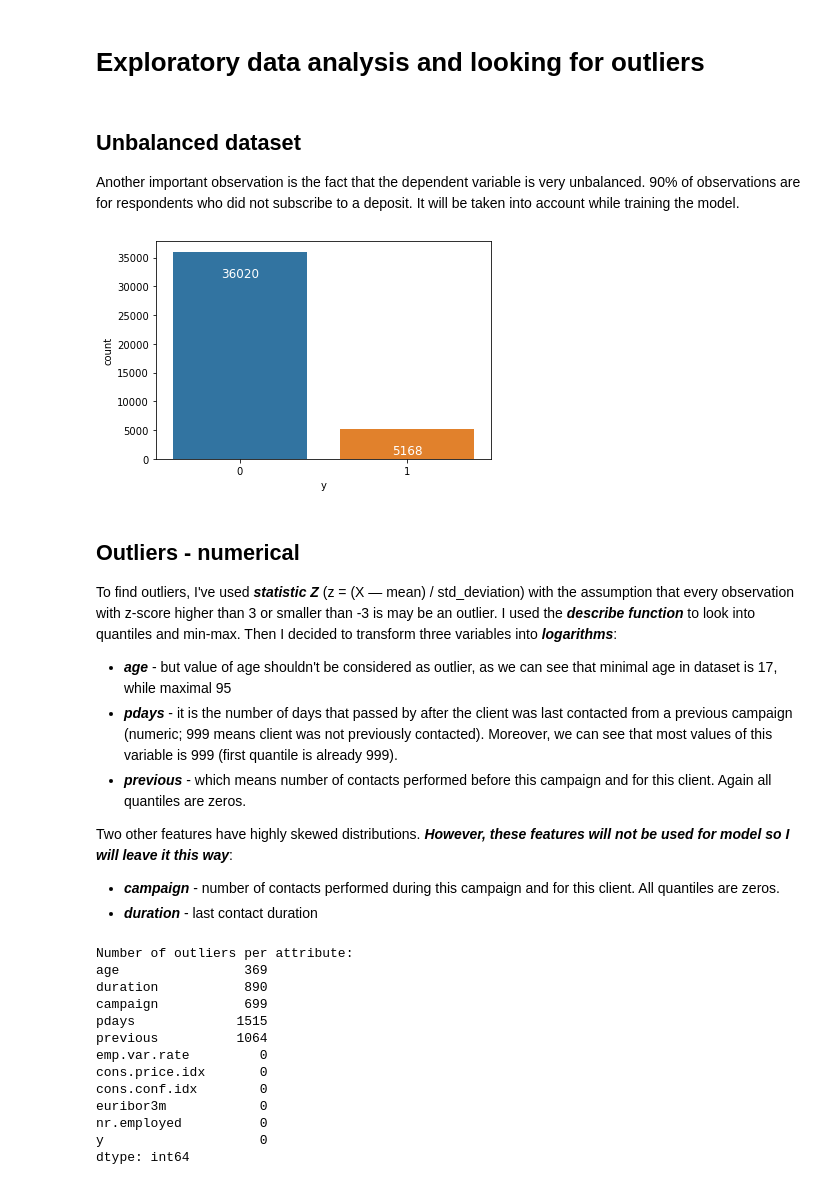
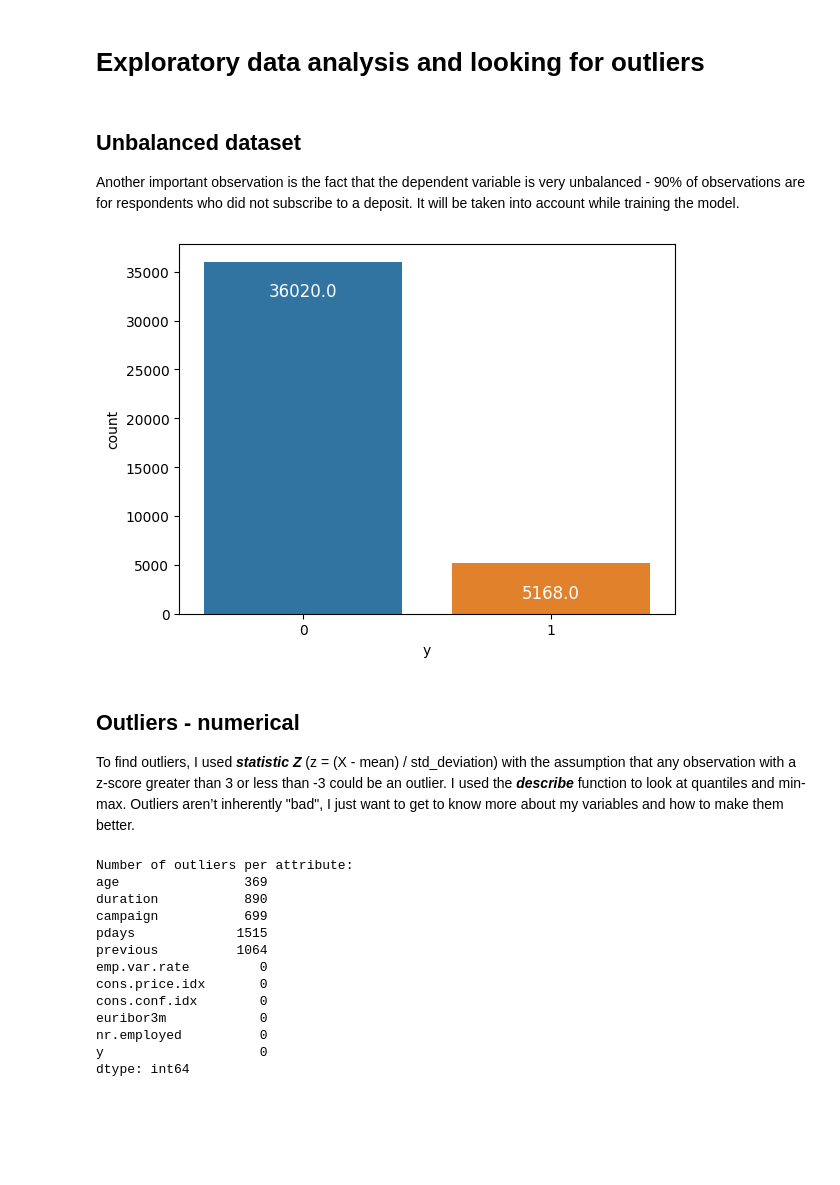
Before and after one commit to Jannixen/Analiza-danych-projekty, a Jupyter notebook: Direct marketing campaigns of a Portuguese banking institution/Influence of marketing on term deposits subscribtions.ipynb, the cells around one changed output. Cells and saved outputs as stored; diff of their text form; code cells hidden in the pictures; blank space fills up the shorter version.

```diff
--- a/Direct marketing campaigns of a Portuguese banking institution/Influence of marketing on term deposits subscribtions.ipynb
+++ b/Direct marketing campaigns of a Portuguese banking institution/Influence of marketing on term deposits subscribtions.ipynb
@@ -31,27 +26,23 @@ import random
 import warnings
 
 from scipy import stats
-from imblearn.over_sampling import SMOTE
-import scikitplot as skplt
+#import scikitplot as skplt
 
 from sklearn import metrics
+from sklearn.model_selection import GridSearchCV, RandomizedSearchCV, StratifiedKFold, RepeatedStratifiedKFold, train_test_split
+from sklearn.preprocessing import RobustScaler
+from sklearn.linear_model import Lasso, LogisticRegression
+from sklearn.tree import DecisionTreeClassifier
+from sklearn.impute import KNNImputer
 
-from sklearn.model_selection import train_test_split
-from sklearn.model_selection import GridSearchCV
-from sklearn.model_selection import StratifiedKFold, RepeatedStratifiedKFold
-
-from sklearn.preprocessing import RobustScaler
-
-from sklearn.linear_model import Lasso
-from sklearn.linear_model import LogisticRegression
-
-from sklearn.tree import DecisionTreeClassifier
-from sklearn.datasets import make_classification
-
-import scikitplot as skplt
+from xgboost import XGBClassifier
 
 import warnings
+from typing import List, Union
+
 warnings.filterwarnings("ignore")
 random.seed(11)
+
+sns.set_palette("tab10")
 # %%
 df = pd.read_csv('bank_data_prediction_task.csv', index_col=0)
@@ -191,28 +183,17 @@ memory usage: 7.2+ MB
 # %% [markdown]
 ## Unbalanced dataset
 
-Another important observation is the fact that the dependent variable is very unbalanced. 90% of observations are for respondents who did not subscribe to a deposit. It will be taken into account while training the model.
+Another important observation is the fact that the dependent variable is very unbalanced - 90% of observations are for respondents who did not subscribe to a deposit. It will be taken into account while training the model.
 # %%
-ax = sns.countplot(x="y", data=df)
+ax = sns.countplot(x="y", data=df, hue = "y", legend = False)
 for p in ax.patches:
      ax.annotate(f'\n{p.get_height()}', (p.get_x()+0.4, p.get_height()), ha='center', va='top', color='white', size=12)
 # %% [output]
-[figure, old version]
+[figure, new version]
-# %% [markdown]
-## Outliers - numerical
-
-To find outliers, I've used ***statistic Z*** (z = (X — mean) / std_deviation) with the assumption that every observation with z-score higher than 3 or smaller than -3 is may be an outlier. I used the ***describe function*** to look into quantiles and min-max. Then I decided to transform three variables into ***logarithms***:
-
-
-* ***age*** - but value of age shouldn't be considered as outlier, as we can see that minimal age in dataset is 17, while maximal 95
-* ***pdays*** - it is the number of days that passed by after the client was last contacted from a previous campaign (numeric; 999 means client was not previously contacted).  Moreover, we can see that most values of this variable is 999 (first quantile is already 999).
-* ***previous*** - which means number of contacts performed before this campaign and for this client. Again all quantiles are zeros.
-
-
-Two other features have highly skewed distributions. ***However, these features will not be used for model so I will leave it this way***:
-
-* ***campaign*** - number of contacts performed during this campaign and for this client. All quantiles are zeros.
-* ***duration*** - last contact duration
+# %% [markdown]
+## Outliers - numerical
+
+To find outliers, I used ***statistic Z*** (z = (X - mean) / std_deviation) with the assumption that any observation with a z-score greater than 3 or less than -3 could be an outlier. I used the ***describe*** function to look at quantiles and min-max. Outliers aren’t inherently "bad", I just want to get to know more about my variables and how to make them better.
 # %%
 treshold = 3
 df_quant_outliers = pd.DataFrame.from_records(
```
Also changed, not shown: parts of 61 cells of this notebook.
